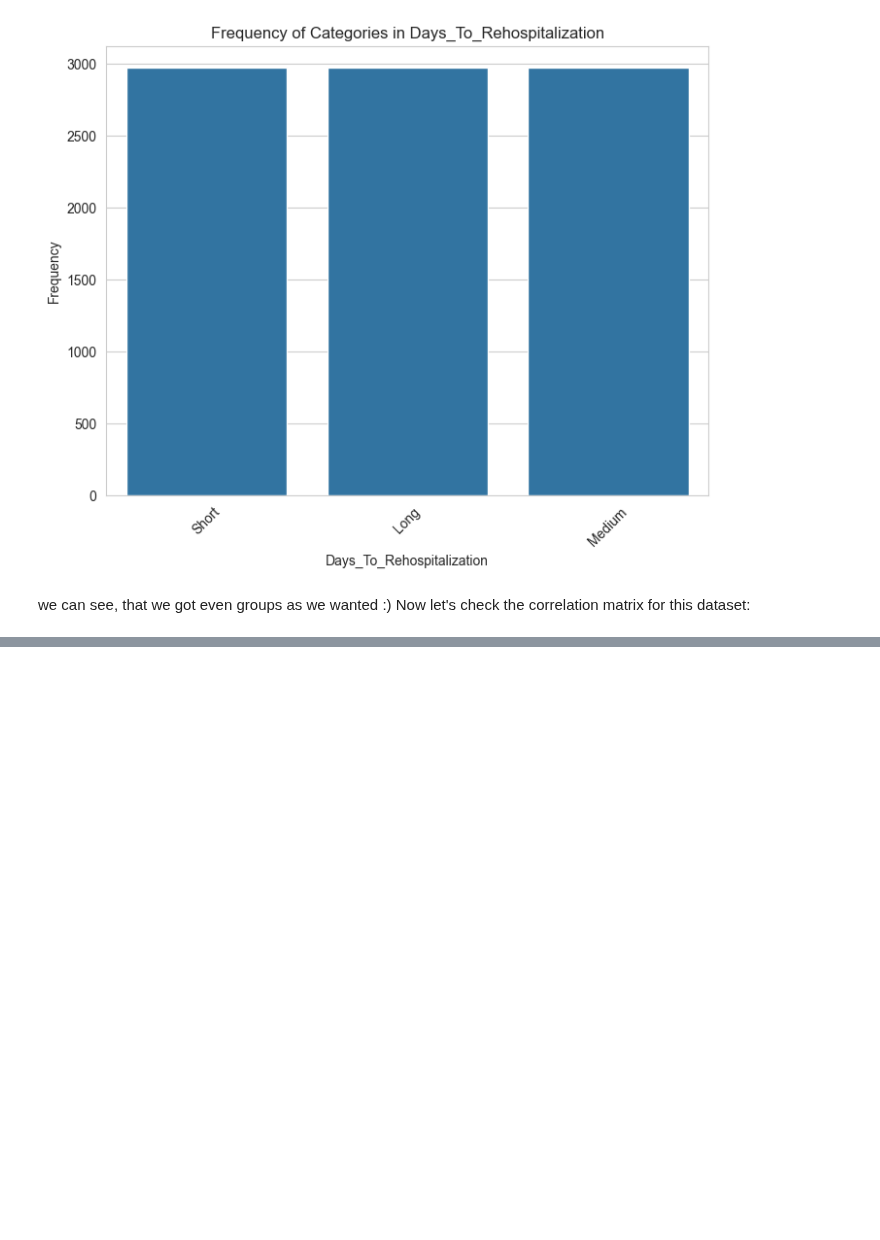
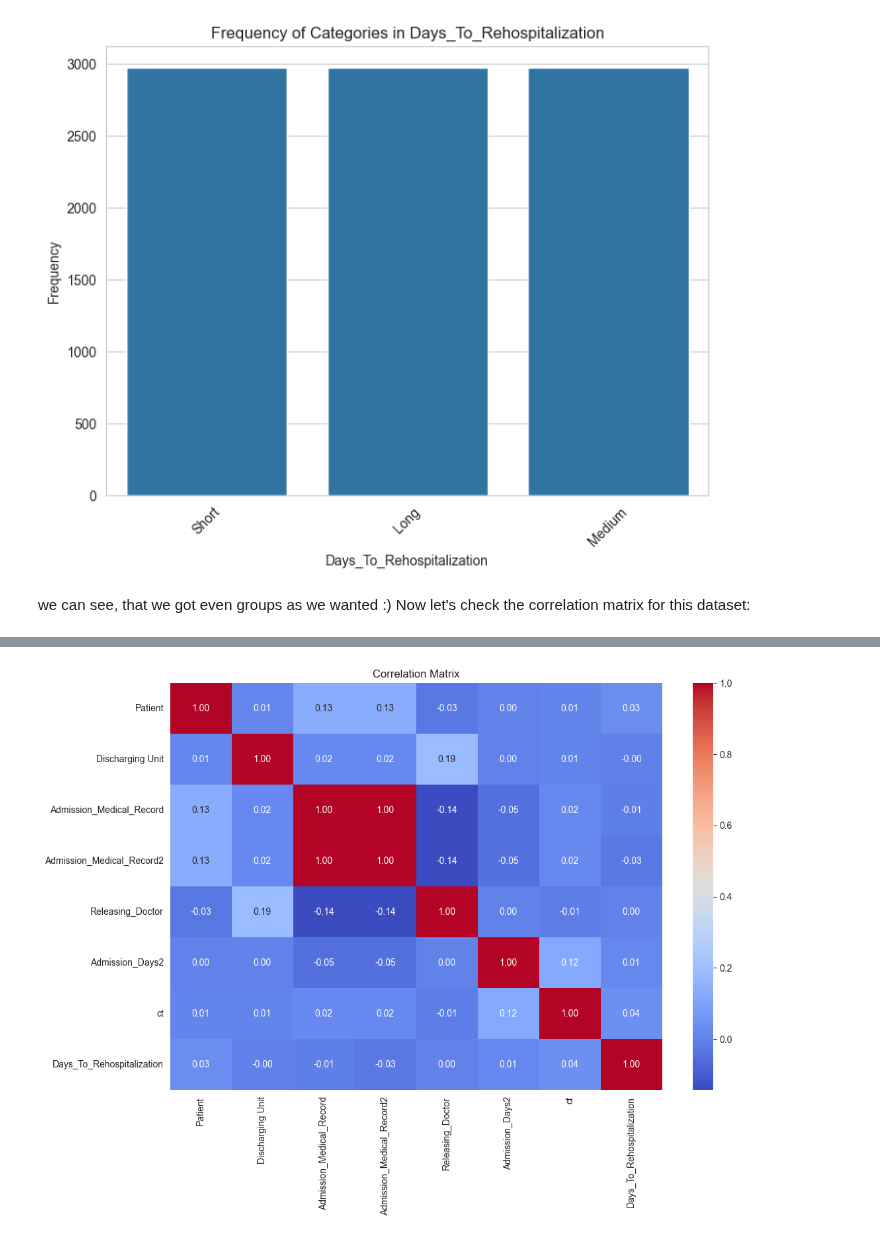
Before and after one commit to RyanWri/data-science2-lab-final-project, a Jupyter notebook: src/team_11/team11_results.ipynb, the cells around one changed output, grey strips where cells are left out. Cells and saved outputs as stored; diff of their text form; code cells hidden in the pictures; blank space fills up the shorter version.

Commit message:
task21- finding a relationship between Discharging Unit and time between hospitalizations is done

```diff
--- a/src/team_11/team11_results.ipynb
+++ b/src/team_11/team11_results.ipynb
@@ -259,4 +256,5 @@ time_for_rehospitalization_eda.plot_correlation_matrix()
 # %%
-clean_hospitazation2_df_with_rehospitalization_time_discharging_unit_combined_labeled_encoded = pd.get_dummies(clean_hospitazation2_df_with_rehospitalization_time_discharging_unit_combined_labeled)
-eda_time_for_hospitalization_labeled_encoded = GenericEDA(clean_hospitazation2_df_with_rehospitalization_time_discharging_unit_combined_labeled_encoded)
-eda_time_for_hospitalization_labeled_encoded.plot_correlation_matrix()
+clean_hospitazation2_df_with_rehospitalization_time_discharging_unit_combined_labeled_encoded = clean_hospitazation2_df_with_rehospitalization_time_discharging_unit_combined_labeled.copy()
+classification_report_for_rehospitalization = ClassificationPipeline(df=clean_hospitazation2_df_with_rehospitalization_time_discharging_unit_combined_labeled_encoded,features=['Discharging Unit'], target='Days_To_Rehospitalization')
+clean_hospitazation2_df_with_rehospitalization_time_discharging_unit_combined_labeled_encoded['Days_To_Rehospitalization'] = classification_report_for_rehospitalization.encode_target()
+clean_hospitazation2_df_with_rehospitalization_time_discharging_unit_combined_labeled_encoded.head()
@@ -262,0 +275,5 @@ eda_time_for_hospitalization_labeled_encoded.plot_correlation_matrix()
+# %%
+discharging_unit_vs_rehospitalization_time_eda = GenericEDA(df= clean_hospitazation2_df_with_rehospitalization_time_discharging_unit_combined_labeled_encoded)
+discharging_unit_vs_rehospitalization_time_eda.plot_correlation_matrix()
+# %% [output]
+[figure, added]
```
Also changed, not shown: parts of 18 cells of this notebook, 7 other files.
